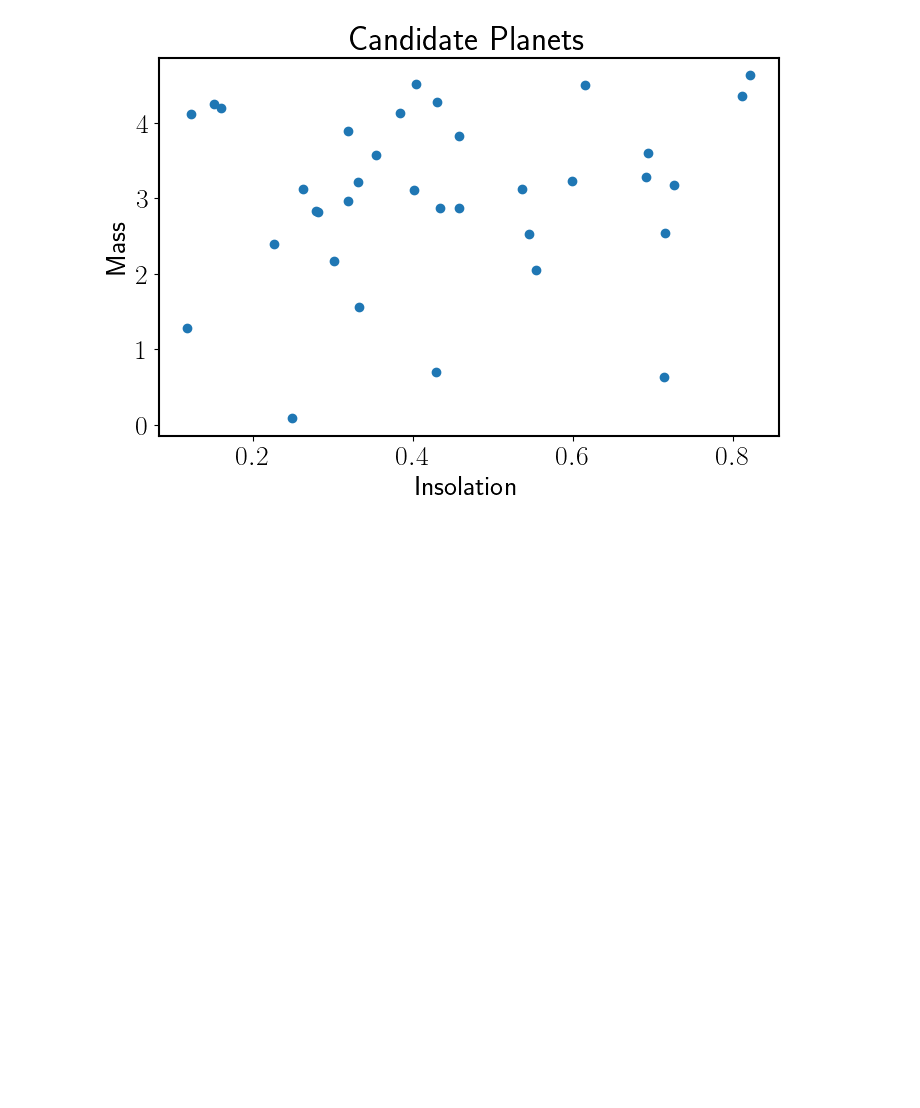
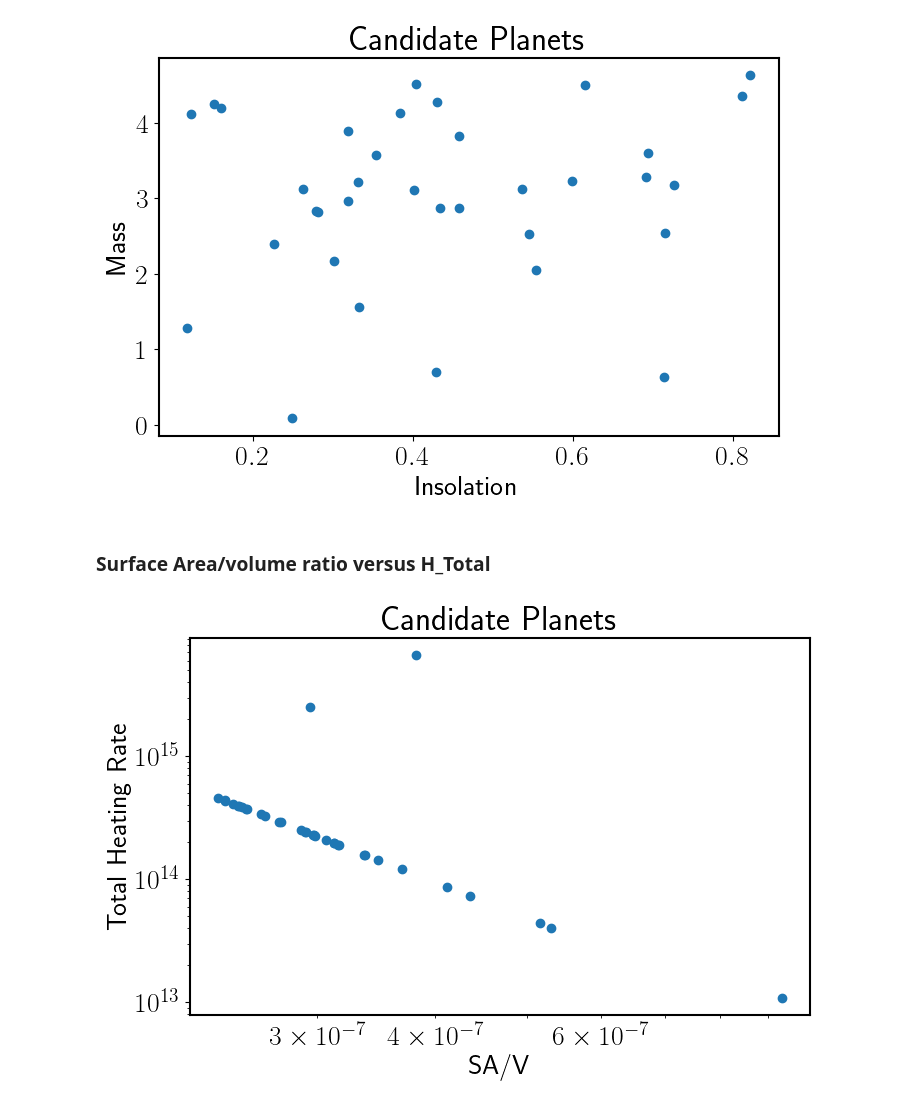
Before and after one commit to lupitatovar/Cool-Worlds, a Jupyter notebook: figures/Figures.ipynb, the cells around one changed output. Drawn from its saved outputs; the diff is of its cells as text; code cells hidden in the pictures; blank space fills up the shorter version.

```diff
--- a/figures/Figures.ipynb
+++ b/figures/Figures.ipynb
@@ -210,3 +210,16 @@ plt.title('Candidate Planets')
 # %% [output]
 Text(0.5, 1.0, 'Candidate Planets')
 [figure]
+# %% [markdown]
+### Surface Area/volume ratio versus H_Total
+# %%
+cand_rad_m = (candidates['Radius'].values*u.R_earth).to(u.m)
+# %%
+plt.scatter((3/cand_rad_m),candidates['H_Total'])
+plt.xlabel('SA/V')
+plt.ylabel('Total Heating Rate')
+plt.title('Candidate Planets')
+plt.xscale('log')
+plt.yscale('log')
+# %% [output]
+[figure, added]
```
Also changed, not shown: parts of 1 cell of this notebook, 5 other files.
